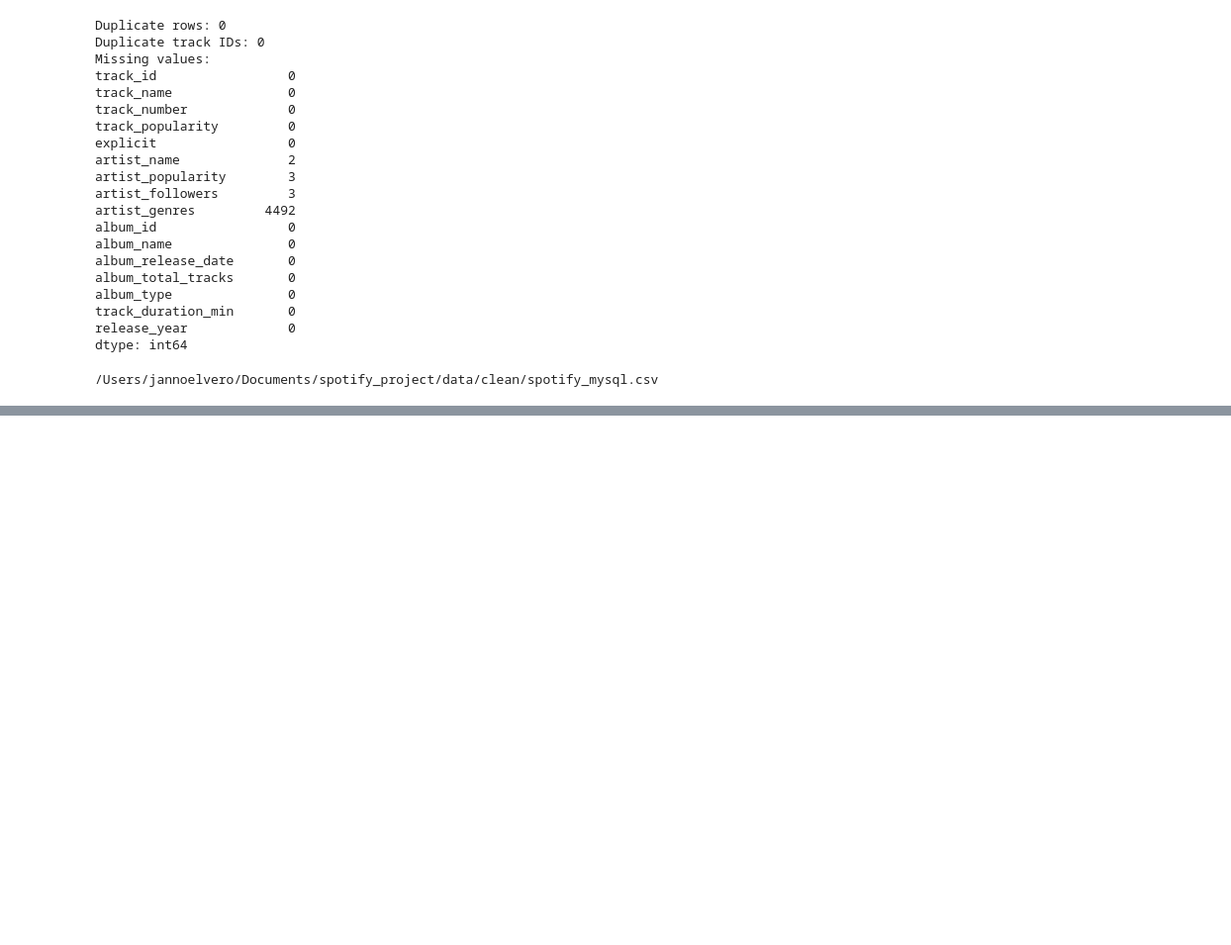
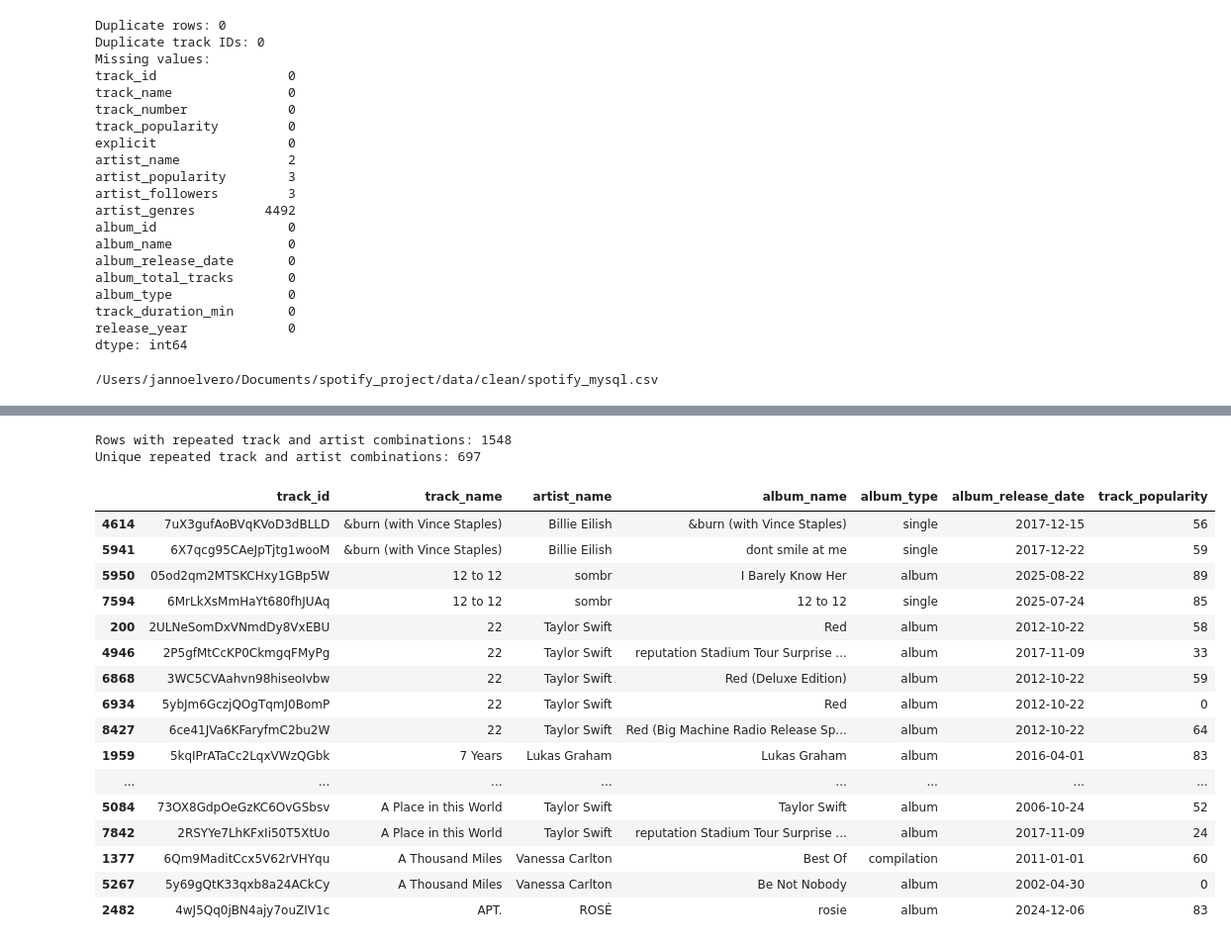
Before and after one commit to jannoelvero/week_7_ml_project, a Jupyter notebook: notebooks/02_data_cleaning.ipynb, the cells around one changed output, grey strips where cells are left out. Shown at 99% size. Cells and saved outputs as stored; diff of their text form; code cells hidden in the pictures; blank space fills up the shorter version.

```diff
--- a/notebooks/02_data_cleaning.ipynb
+++ b/notebooks/02_data_cleaning.ipynb
@@ -578,0 +594,48 @@ print(mysql_file)
+# %%
+repeated_tracks = df[
+    df.duplicated(
+        subset=["track_name", "artist_name"],
+        keep=False
+    )
+].sort_values(["track_name", "artist_name"])
+
+print("Rows with repeated track and artist combinations:", len(repeated_tracks))
+print(
+    "Unique repeated track and artist combinations:",
+    repeated_tracks[["track_name", "artist_name"]]
+    .drop_duplicates()
+    .shape[0]
+)
+# %% [output]
+Rows with repeated track and artist combinations: 1548
+Unique repeated track and artist combinations: 697
+# %%
+repeated_tracks[
+    [
+        "track_id",
+        "track_name",
+        "artist_name",
+        "album_name",
+        "album_type",
+        "album_release_date",
+        "track_popularity"
+    ]
+].head(20)
+# %% [output]
+|  | track_id | track_name | artist_name | album_name | album_type | album_release_date | track_popularity |
+| 4614 | 7uX3gufAoBVqKVoD3dBLLD | &burn (with Vince Staples) | Billie Eilish | &burn (with Vince Staples) | single | 2017-12-15 | 56 |
+| 5941 | 6X7qcg95CAeJpTjtg1wooM | &burn (with Vince Staples) | Billie Eilish | dont smile at me | single | 2017-12-22 | 59 |
+| 5950 | 05od2qm2MTSKCHxy1GBp5W | 12 to 12 | sombr | I Barely Know Her | album | 2025-08-22 | 89 |
+| 7594 | 6MrLkXsMmHaYt680fhJUAq | 12 to 12 | sombr | 12 to 12 | single | 2025-07-24 | 85 |
+| 200 | 2ULNeSomDxVNmdDy8VxEBU | 22 | Taylor Swift | Red | album | 2012-10-22 | 58 |
+| 4946 | 2P5gfMtCcKP0CkmgqFMyPg | 22 | Taylor Swift | reputation Stadium Tour Surprise ... | album | 2017-11-09 | 33 |
+| 6868 | 3WC5CVAahvn98hiseoIvbw | 22 | Taylor Swift | Red (Deluxe Edition) | album | 2012-10-22 | 59 |
+| 6934 | 5ybJm6GczjQOgTqmJ0BomP | 22 | Taylor Swift | Red | album | 2012-10-22 | 0 |
+| 8427 | 6ce41JVa6KFaryfmC2bu2W | 22 | Taylor Swift | Red (Big Machine Radio Release Sp... | album | 2012-10-22 | 64 |
+| 1959 | 5kqIPrATaCc2LqxVWzQGbk | 7 Years | Lukas Graham | Lukas Graham | album | 2016-04-01 | 83 |
+| ... | ... | ... | ... | ... | ... | ... | ... |
+| 5084 | 73OX8GdpOeGzKC6OvGSbsv | A Place in this World | Taylor Swift | Taylor Swift | album | 2006-10-24 | 52 |
+| 7842 | 2RSYYe7LhKFxIi50T5XtUo | A Place in this World | Taylor Swift | reputation Stadium Tour Surprise ... | album | 2017-11-09 | 24 |
+| 1377 | 6Qm9MaditCcx5V62rVHYqu | A Thousand Miles | Vanessa Carlton | Best Of | compilation | 2011-01-01 | 60 |
+| 5267 | 5y69gQtK33qxb8a24ACkCy | A Thousand Miles | Vanessa Carlton | Be Not Nobody | album | 2002-04-30 | 0 |
+| 2482 | 4wJ5Qq0jBN4ajy7ouZIV1c | APT. | ROSÉ | rosie | album | 2024-12-06 | 83 |
```
Also changed, not shown: parts of 10 cells of this notebook.
